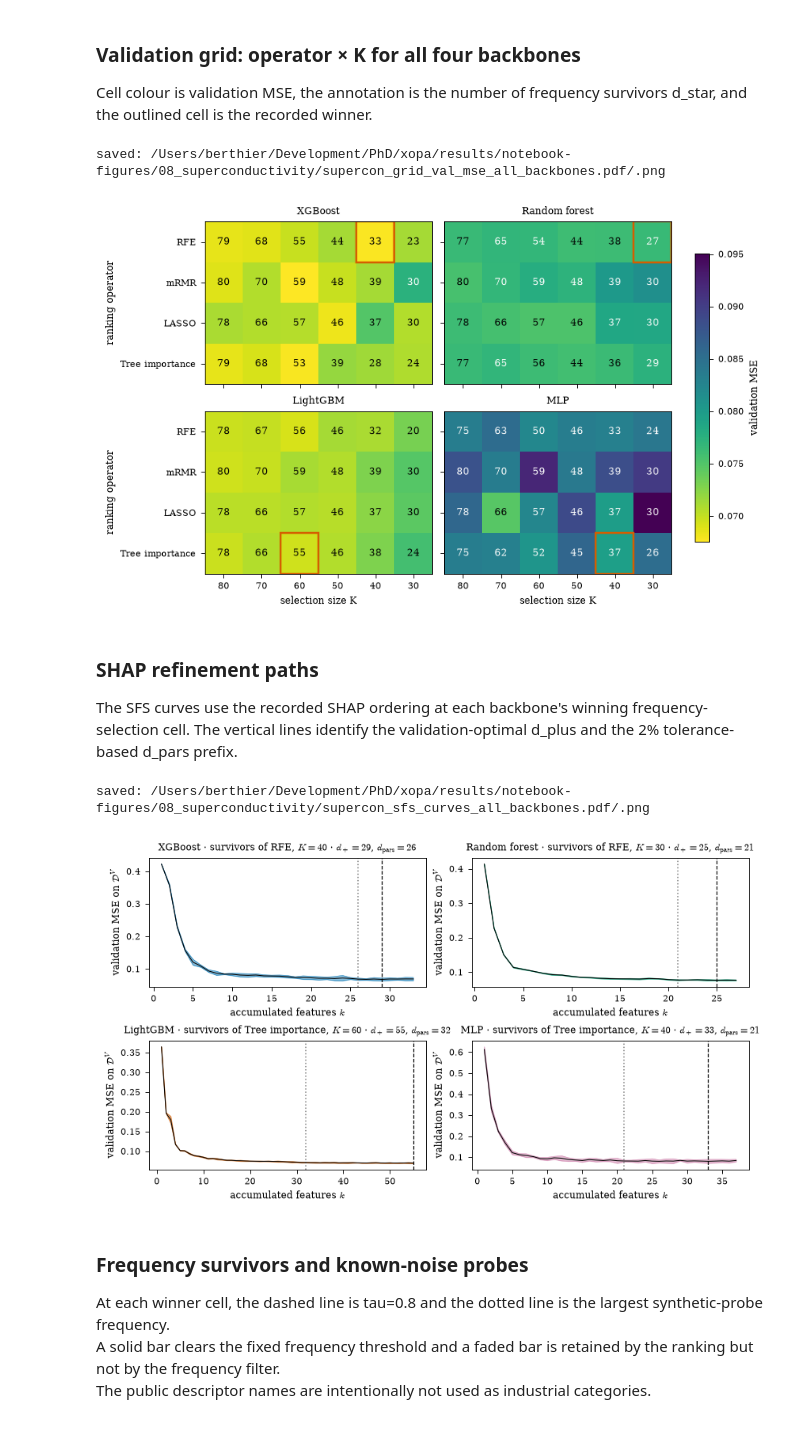
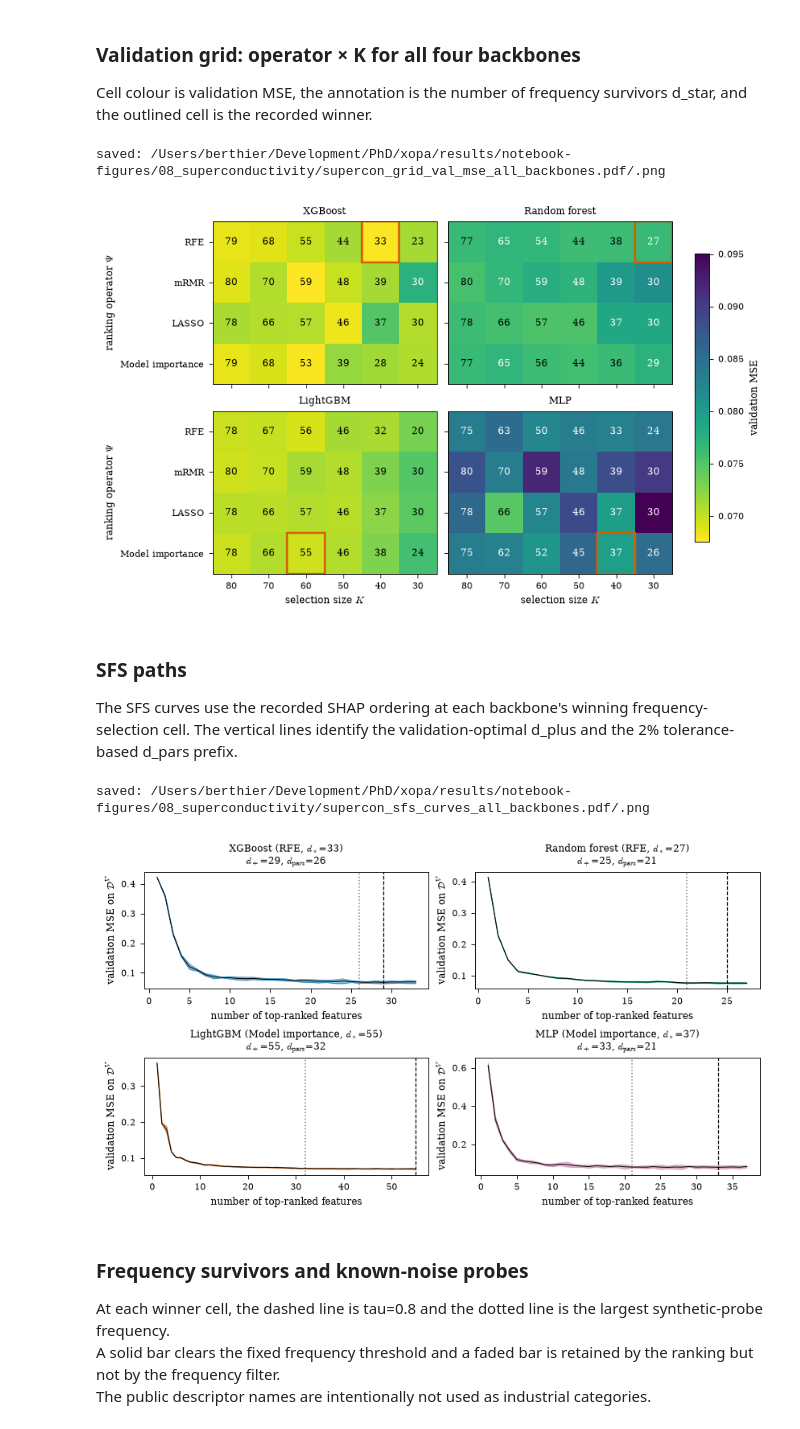
Before and after one commit to LouisTier/xopa, a Jupyter notebook: notebooks/08_superconductivity.ipynb, the cells around one changed output. Saved outputs shown, nothing was run; the diff lists cells and outputs as text; code cells hidden in the pictures.

```diff
--- a/notebooks/08_superconductivity.ipynb
+++ b/notebooks/08_superconductivity.ipynb
@@ -57,7 +59,6 @@ from _shared import (
 )
 from _shared import run_dir as campaign_run_dir
 # %%
-OPERATOR_LABELS = {"rfe": "RFE", "mrmr": "mRMR", "lasso": "LASSO", "tree": "Tree importance"}
 SET_ORDER = ["all_features", "boruta_confirmed", "rffs_summary_d_plus", "rffs_summary_d_parsimonious"]
 
 
@@ -255,55 +256,56 @@ for ax, backbone in zip(axes.ravel(), BACKBONES, strict=True):
     ax.set_xticks(range(len(GRID)), GRID)
     ax.set_yticks(range(len(OPERATORS)), [OPERATOR_LABELS[o] for o in OPERATORS])
 for ax in axes[-1]:
-    ax.set_xlabel("selection size K")
-axes[0, 0].set_ylabel("ranking operator")
-axes[1, 0].set_ylabel("ranking operator")
+    ax.set_xlabel(f"selection size {N['K']}")
+axes[0, 0].set_ylabel(f"ranking operator {N['psi']}")
+axes[1, 0].set_ylabel(f"ranking operator {N['psi']}")
 fig.colorbar(im, ax=axes, label="validation MSE", shrink=0.82)
 savefig(fig, "supercon_grid_val_mse_all_backbones")
 plt.show()
 # %% [output]
 saved: /Users/berthier/Development/PhD/xopa/results/notebook-figures/08_superconductivity/supercon_grid_val_mse_all_backbones.pdf/.png
-[figure, old version]
+[figure, new version]
 # %% [markdown]
-### SHAP refinement paths
+### SFS paths
 
 The SFS curves use the recorded SHAP ordering at each backbone's winning frequency-selection cell. The vertical lines identify the validation-optimal d_plus and the 2% tolerance-based d_pars prefix.
 # %%
 curves = {b: pd.read_csv(rffs_dirs[b] / "sfs_curve.csv") for b in BACKBONES}
 fig, axes = plt.subplots(2, 2, figsize=(DOUBLE_COL, 4.2))
 for ax, backbone in zip(axes.ravel(), BACKBONES, strict=True):
     curve = curves[backbone].sort_values("k")
     summary = summaries[backbone]
     winner = summary["winner"]
     d_star = int(grids[backbone][winner["operator"]].loc[winner["K"], "d_star"])
     k = curve["k"].to_numpy(dtype=int)
     mean = curve["mse_mean"].to_numpy(dtype=float)
     std = curve["mse_std"].to_numpy(dtype=float)
     expected_k = np.arange(1, d_star + 1)
     if not np.array_equal(k, expected_k):
         raise ValueError(f"{backbone}: expected a complete SFS path from 1 to d_star={d_star}, got {k[0]} to {k[-1]}")
     if not np.isfinite(mean).all() or not np.isfinite(std).all() or (std < 0).any():
         raise ValueError(f"{backbone}: invalid SFS mean or standard deviation")
     band_lower = mean - 3.0 * std
     band_upper = mean + 3.0 * std
     color = BACKBONE_COLORS[backbone]
     ax.fill_between(k, band_lower, band_upper, facecolor=color, alpha=0.45, edgecolor=color, linewidth=0.45, zorder=1)
     ax.plot(k, band_lower, color=color, lw=0.35, alpha=0.9, zorder=2)
     ax.plot(k, band_upper, color=color, lw=0.35, alpha=0.9, zorder=2)
     ax.plot(k, mean, color="black", lw=0.7, zorder=3)
     ax.axvline(summary["d_plus"], color="black", ls="--", lw=0.8)
     ax.axvline(summary["d_parsimonious"], color="gray", ls=":", lw=1.0)
     ax.set_title(
-        f"{BACKBONE_LABELS[backbone]} · survivors of {OPERATOR_LABELS[winner['operator']]}, $K={winner['K']}$ · "
-        f"$d_+={summary['d_plus']}$, $d_{{\mathrm{{pars}}}}={summary['d_parsimonious']}$"
+        f"{BACKBONE_LABELS[backbone]} "
+        f"({OPERATOR_LABELS[winner['operator']]}, {N['d_star']}={d_star})\n"
+        f"{N['d_plus']}={summary['d_plus']}, $d_{{\mathrm{{pars}}}}$={summary['d_parsimonious']}"
     )
-    ax.set_xlabel("accumulated features $k$")
-    ax.set_ylabel("validation MSE on $\mathcal{D}^{V}$")
+    ax.set_xlabel("number of top-ranked features")
+    ax.set_ylabel(f"validation MSE on {N['D_V']}")
 savefig(fig, "supercon_sfs_curves_all_backbones")
 plt.show()
 # %% [output]
 saved: /Users/berthier/Development/PhD/xopa/results/notebook-figures/08_superconductivity/supercon_sfs_curves_all_backbones.pdf/.png
-[figure, old version]
+[figure, new version]
 # %% [markdown]
 ### Frequency survivors and known-noise probes
 
```
Also changed, not shown: parts of 11 cells of this notebook, 6 other files.
